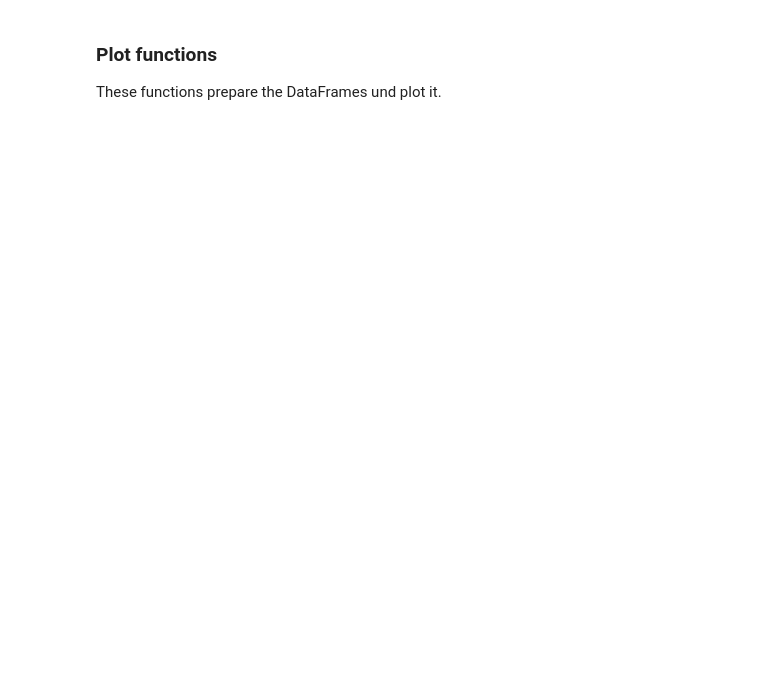
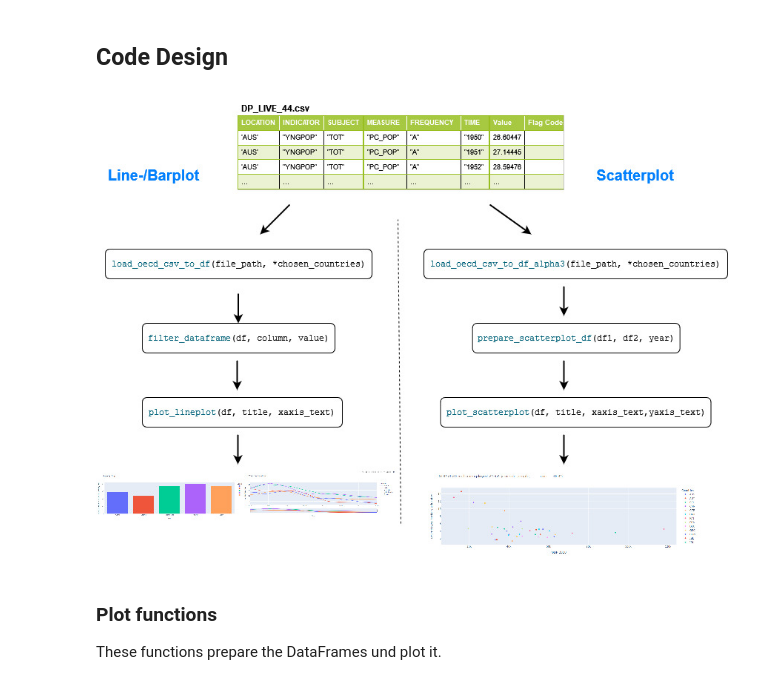
Before and after one commit to Ppandda/Informatik_ass2, a Jupyter notebook: assignment2_präsentation.ipynb, the cells around one changed output. Drawn from its saved outputs; the diff is of its cells as text; code cells hidden in the pictures; blank space fills up the shorter version.

```diff
--- a/assignment2_präsentation.ipynb
+++ b/assignment2_präsentation.ipynb
@@ -20,3 +20,9 @@ import plotly.express as px
+# %% [markdown]
+## Code Design
+# %%
+display.Image("./schema_ass2.jpg")
+# %% [output]
+[figure, added]
 # %%
 # ========== functions ============
 
```
Also changed, not shown: parts of 1 cell of this notebook.
